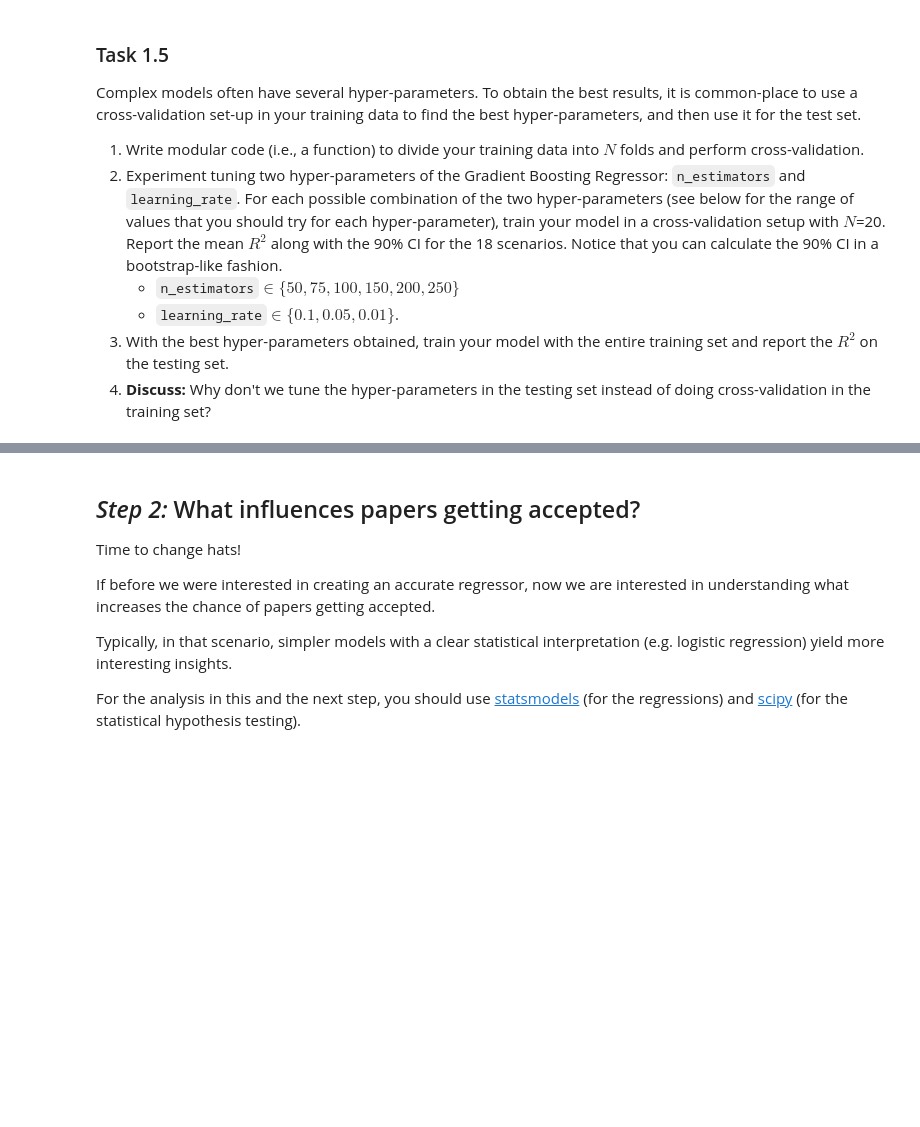
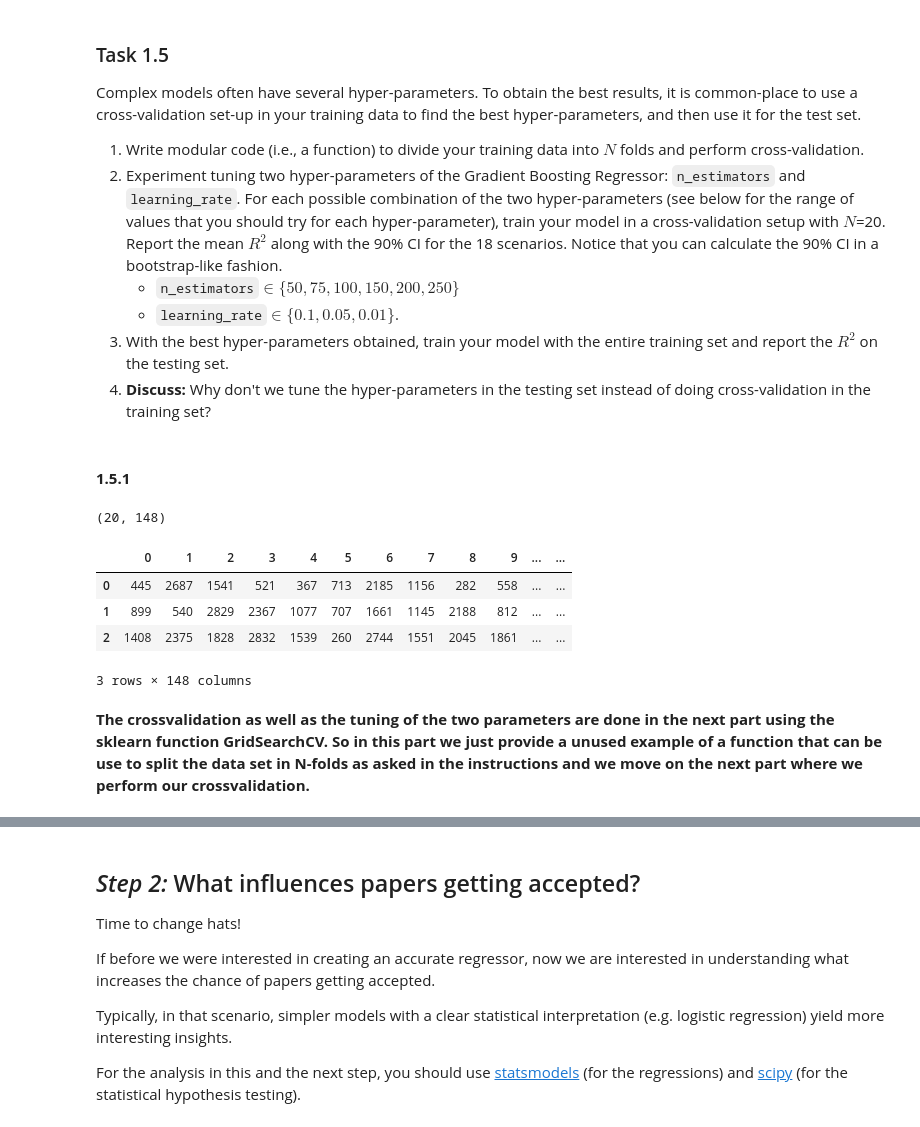
Before and after one commit to alec-flowers/ada-2020-homework2-pandas-pied, a Jupyter notebook: 02 - Regression Observational Studies Stats and Supervised Learning/hw2.ipynb, the cells around one changed output, grey strips where cells are left out. Drawn from its saved outputs; the diff is of its cells as text; code cells hidden in the pictures; blank space fills up the shorter version.

Commit message:
part 1 simon

```diff
--- a/02 - Regression Observational Studies Stats and Supervised Learning/hw2.ipynb
+++ b/02 - Regression Observational Studies Stats and Supervised Learning/hw2.ipynb
@@ -389,3 +509,42 @@ For each possible combination of the two hyper-parameters (see below for the ran
     - `learning_rate`$ \in  \{ 0.1, 0.05, 0.01\}$.
 3. With the best hyper-parameters obtained, train your model with the entire training set and report the $R^2$ on the testing set.
 4. **Discuss:** Why don't we tune the hyper-parameters in the testing set instead of doing cross-validation in the training set?
+# %% [markdown]
+#### **1.5.1**
+# %%
+def build_N_fold(X,y, N_fold, seed = 1):
+    '''
+    Input: dataset X , prediction feature y , number of folds N_fold
+    Output: table with all the index representing the N-folds
+    '''
+    N_fold_df = pd.DataFrame()
+    np.random.seed(seed) # Initializing the random
+    permut = np.random.permutation(X.shape[0]) #  permutation of the indexes of the dataset
+    # permute the data
+    X = X.iloc[permut,:]
+    y = y.iloc[permut]
+    indices_N = np.split(permut[:N_fold*int(X.shape[0]/N_fold)],N_fold) # Split the dataset maximal part of the data set
+    # divided by 20 into k mini dataset
+    return pd.DataFrame(indices_N)
+# %%
+y = df['ratings']
+X = df.drop('ratings',axis=1)
+X = df[FEATURES]
+X_train, X_test, y_train, y_test = split_data_randomly(X,y,test_size = .3, random_state = 1 )
+# %%
+N_fold_index_df = build_N_fold(X_train,y_train, N_fold=20, seed = 1)
+N_fold_index_df.shape
+# %% [output]
+(20, 148)
+# %%
+# example of three folds
+
+N_fold_index_df.head(3)
+# %% [output]
+|  | 0 | 1 | 2 | 3 | 4 | 5 | 6 | 7 | 8 | 9 | ... | ... |
+| 0 | 445 | 2687 | 1541 | 521 | 367 | 713 | 2185 | 1156 | 282 | 558 | ... | ... |
+| 1 | 899 | 540 | 2829 | 2367 | 1077 | 707 | 1661 | 1145 | 2188 | 812 | ... | ... |
+| 2 | 1408 | 2375 | 1828 | 2832 | 1539 | 260 | 2744 | 1551 | 2045 | 1861 | ... | ... |
+3 rows × 148 columns
+# %% [markdown]
+**The crossvalidation as well as the tuning of the two parameters are done in the next part using the sklearn function GridSearchCV. So in this part we just provide a unused example of a function that can be use to split the data set in N-folds as asked in the instructions and we move on the next part where we perform our crossvalidation.**
```
Also changed, not shown: parts of 126 cells of this notebook.
